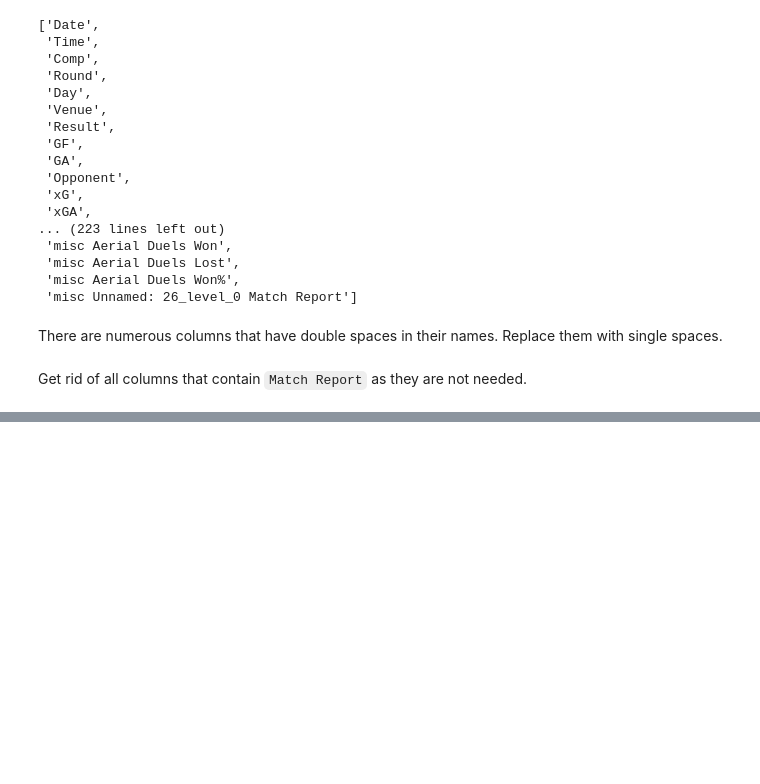
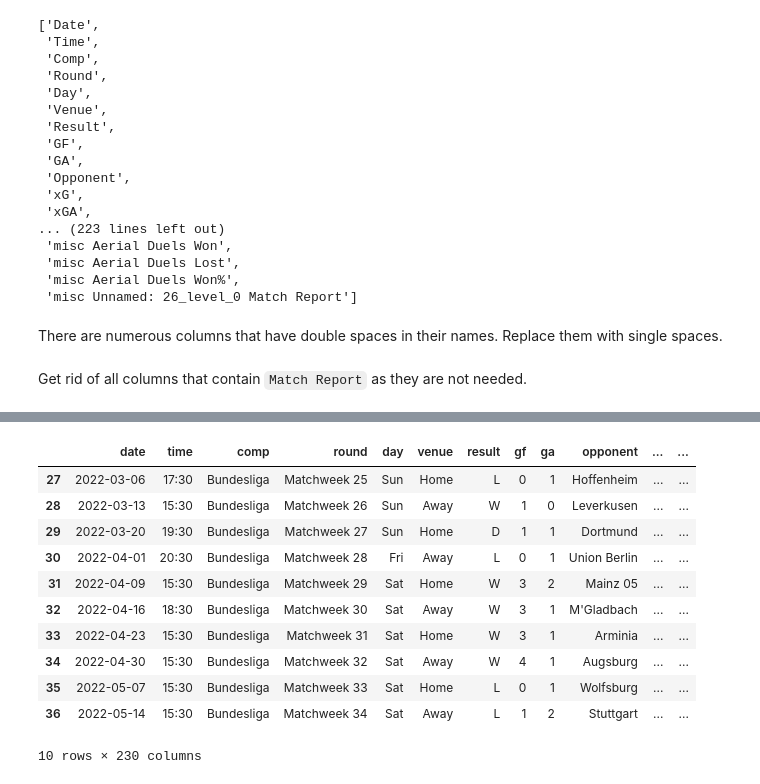
Before and after one commit to stoyanK7/football-prediction, a Jupyter notebook: scraping.ipynb, the cells around one changed output, grey strips where cells are left out. Drawn from its saved outputs; the diff is of its cells as text; code cells hidden in the pictures; blank space fills up the shorter version.

```diff
--- a/scraping.ipynb
+++ b/scraping.ipynb
@@ -209,0 +295,15 @@ all_matches_df = all_matches_df.loc[:,~all_matches_df.columns.str.contains('Matc
+# %%
+all_matches_df.tail(10)
+# %% [output]
+|  | date | time | comp | round | day | venue | result | gf | ga | opponent | ... | ... |
+| 27 | 2022-03-06 | 17:30 | Bundesliga | Matchweek 25 | Sun | Home | L | 0 | 1 | Hoffenheim | ... | ... |
+| 28 | 2022-03-13 | 15:30 | Bundesliga | Matchweek 26 | Sun | Away | W | 1 | 0 | Leverkusen | ... | ... |
+| 29 | 2022-03-20 | 19:30 | Bundesliga | Matchweek 27 | Sun | Home | D | 1 | 1 | Dortmund | ... | ... |
+| 30 | 2022-04-01 | 20:30 | Bundesliga | Matchweek 28 | Fri | Away | L | 0 | 1 | Union Berlin | ... | ... |
+| 31 | 2022-04-09 | 15:30 | Bundesliga | Matchweek 29 | Sat | Home | W | 3 | 2 | Mainz 05 | ... | ... |
+| 32 | 2022-04-16 | 18:30 | Bundesliga | Matchweek 30 | Sat | Away | W | 3 | 1 | M'Gladbach | ... | ... |
+| 33 | 2022-04-23 | 15:30 | Bundesliga | Matchweek 31 | Sat | Home | W | 3 | 1 | Arminia | ... | ... |
+| 34 | 2022-04-30 | 15:30 | Bundesliga | Matchweek 32 | Sat | Away | W | 4 | 1 | Augsburg | ... | ... |
+| 35 | 2022-05-07 | 15:30 | Bundesliga | Matchweek 33 | Sat | Home | L | 0 | 1 | Wolfsburg | ... | ... |
+| 36 | 2022-05-14 | 15:30 | Bundesliga | Matchweek 34 | Sat | Away | L | 1 | 2 | Stuttgart | ... | ... |
+10 rows × 230 columns
```
Also changed, not shown: parts of 38 cells of this notebook, 2 other files.
